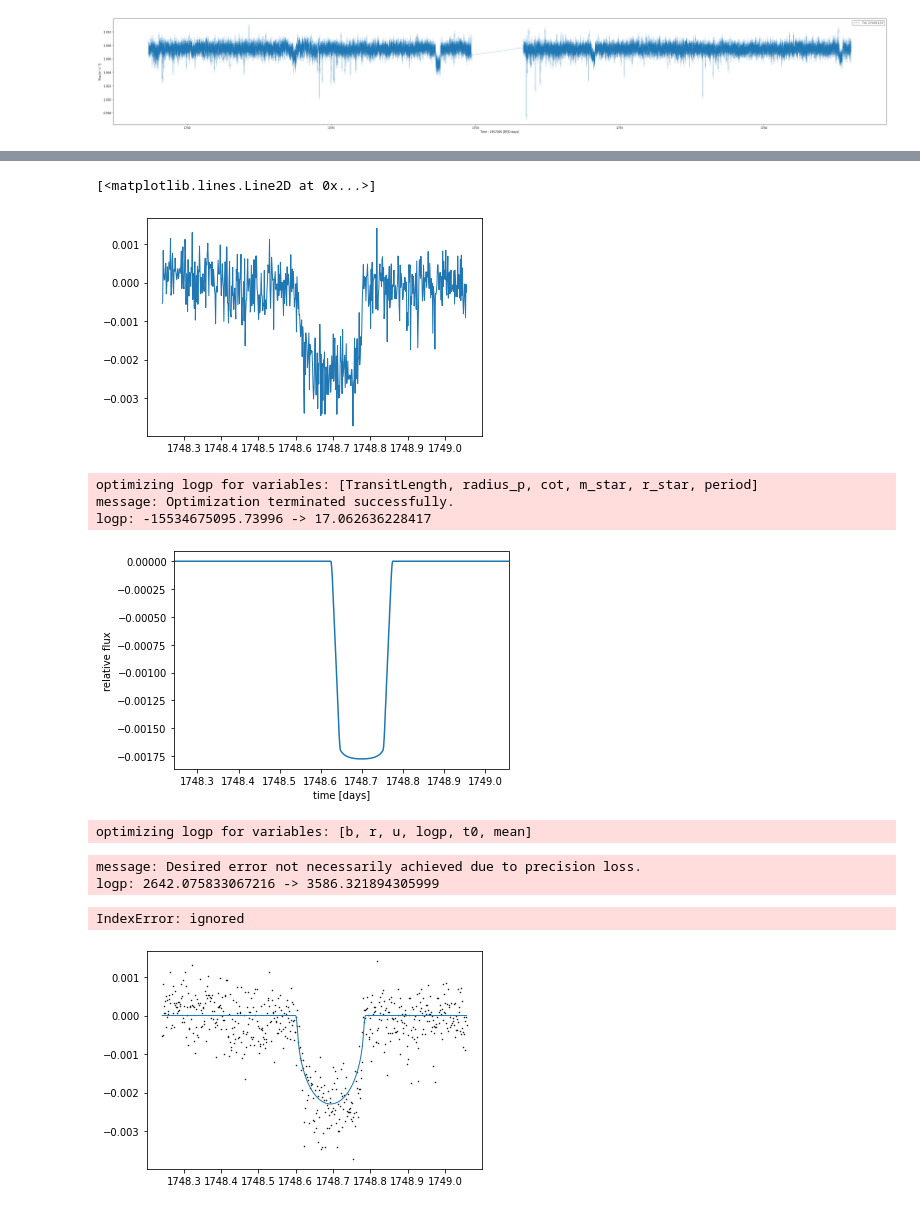
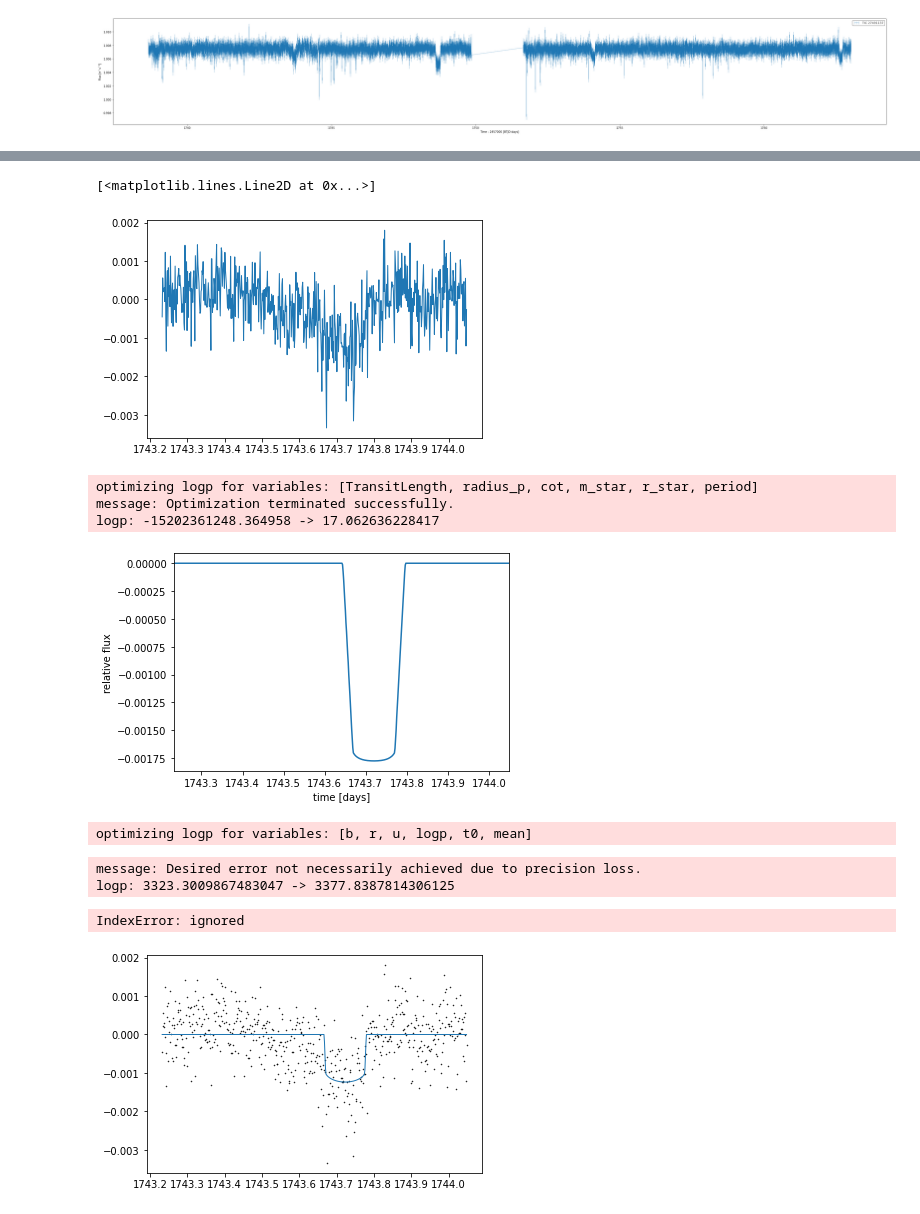
Before and after one commit to hughesymendes/TIC-27491137, a Jupyter notebook: dip1_sampleSA.ipynb, the cells around one changed output, grey strips where cells are left out. Cells and saved outputs as stored; diff of their text form; code cells hidden in the pictures.

```diff
--- a/dip1_sampleSA.ipynb
+++ b/dip1_sampleSA.ipynb
@@ -109,7 +109,7 @@ fig, ax = plt.subplots(figsize=(50, 7))
 clean_lc = (clc/stellar_flux)
 clean_lc.plot()
 
-dip = clean_lc[6900:7488]
+dip = clean_lc[3300:3888]
 dip.plot()
 
 dx = np.append( np.array( [], dtype="float64" ),dip.time )
@@ -122,7 +122,7 @@ dy_err = np.append( np.array( [], dtype="float64" ), dip.flux_err )
 plt.plot(dx, dy, color="C0", lw=1)
 # %% [output]
 [<matplotlib.lines.Line2D at 0x...>]
-[figure, old version]
+[figure, new version]
 # %%
 import exoplanet as xo
 import pymc3 as pm
@@ -133,16 +133,16 @@ with pm.Model() as model:
   P = pm.Uniform("period", lower=7, upper=11, testval=10, shape=1)
   radius_s = pm.Normal("r_star", mu=0.772148, sd= 0.0454673,testval= 0.78)
   mass_s = pm.Normal("m_star", mu=0.87, sd=0.108032, testval= 0.87)
-  cot = pm.Normal("cot", mu=1748.70, sd=0.01, testval= 1748.70)
+  cot = pm.Normal("cot", mu=1743.72, sd=0.01, testval= 1743.72)
   radius_p = pm.Normal("radius_p", mu=0.032, sd=0.0002, testval=0.032)
-  TransitLength = pm.Normal("TransitLength", mu=0.02, sd=0.01, testval= 1762.67)
+  TransitLength = pm.Normal("TransitLength", mu=0.025, sd=0.01, testval= 1743.72)
 
 
   # The light curve calculation requires an orbit
   orbit = xo.orbits.KeplerianOrbit(period=P, t0=cot, r_star=radius_s, m_star=mass_s)
 
   # Compute a limb-darkened light curve using starry
-  t = np.linspace(1748.24207157,1749.0573359, 588)
+  t = np.linspace(1743.23244863,1744.04770812, 588)
 
 
   #found values from a paper for Kepler and TESS that gives a=0.4984, b= 0.1939 (using quadratic law).
@@ -165,8 +165,8 @@ _ = plt.xlim(t.min(), t.max())
 # %% [output]
 optimizing logp for variables: [TransitLength, radius_p, cot, m_star, r_star, period]
 message: Optimization terminated successfully.
-logp: -15534675095.73996 -> 17.062636228417
+logp: -15202361248.364958 -> 17.062636228417
-[figure, old version]
+[figure, new version]
 # %%
 import pymc3 as pm
 
@@ -181,7 +181,7 @@ with pm.Model() as model:
     # The time of a reference transit for each planet
     #Mu seems to be centre of transit.
     #For random.uniform "Samples are uniformly distributed over the half-open interval [low, high) (includes low, but excludes high)"
-    t0 = pm.Normal("t0", mu=1748.70, sd=0.01, shape=1)
+    t0 = pm.Normal("t0", mu=1743.72, sd=0.01, shape=1)
 
     # The log period; also tracking the period itself
     logP = pm.Uniform("logp", lower=0, upper=3, testval=1, shape = 1)
@@ -204,35 +204,35 @@ with pm.Model() as model:
     # Here we track the value of the model light curve for plotting
     # purposes
     pm.Deterministic("light_curves", light_curves)
 
     # In this line, we simulate the dataset that we will fit
     y = dy
 
     # The likelihood function assuming known Gaussian uncertainty-
     #Likelihood function is a function that represents the distribution from an actual test sample
     pm.Normal("obs", mu=light_curve, sd=dy_err, observed=y)
 
     # Fit for the maximum a posteriori parameters given the simuated dataset
     # Posterior distribution is usually given as Prior*Likelihood
     map_soln = xo.optimize(start=model.test_point)
 
 
 plt.plot(t, y, ".k", ms=1, label="data")
 for i, l in enumerate("bc"):
     plt.plot(
         t, map_soln["light_curves"][:, i], lw=1, label="planet {0}".format(1)
     )
 plt.xlim(t.min(), t.max())
 plt.ylabel("relative flux")
 plt.xlabel("time [days]")
 plt.legend(fontsize=10)
 _ = plt.title("map model")
 # %% [output]
 optimizing logp for variables: [b, r, u, logp, t0, mean]
 message: Desired error not necessarily achieved due to precision loss.
-logp: 2642.075833067216 -> 3586.321894305999
+logp: 3323.3009867483047 -> 3377.8387814306125
 IndexError: ignored
-[figure, old version]
+[figure, new version]
 # %%
 #random.seed will create a random first instance of data where there is no prior data
 #Because we're using MCMC methods to now sample from our data i believe that it creates
```
Also changed, not shown: parts of 3 cells of this notebook.
